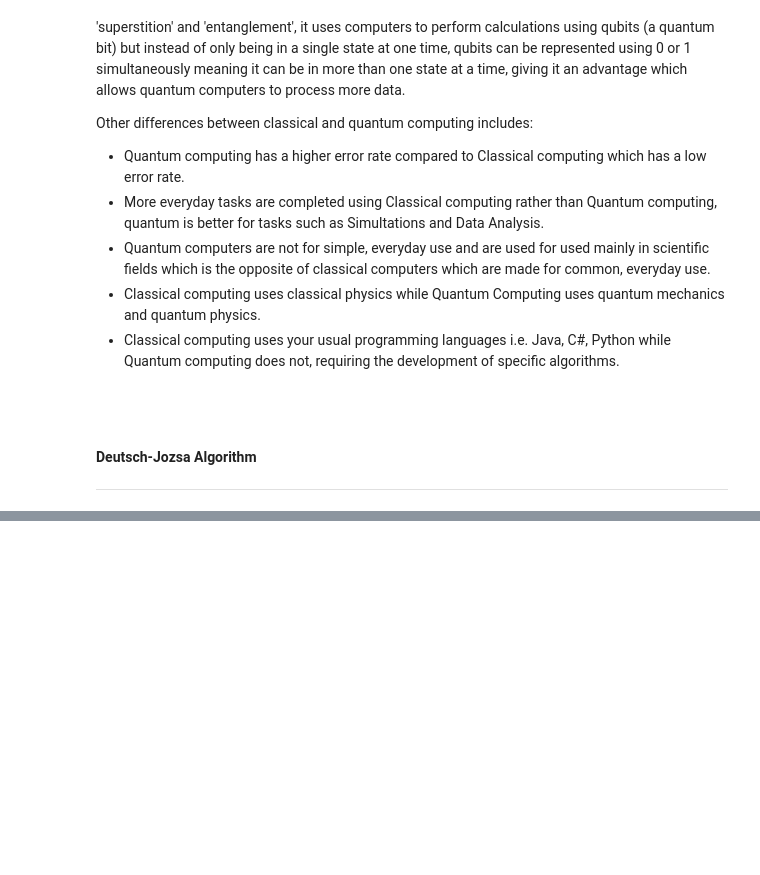
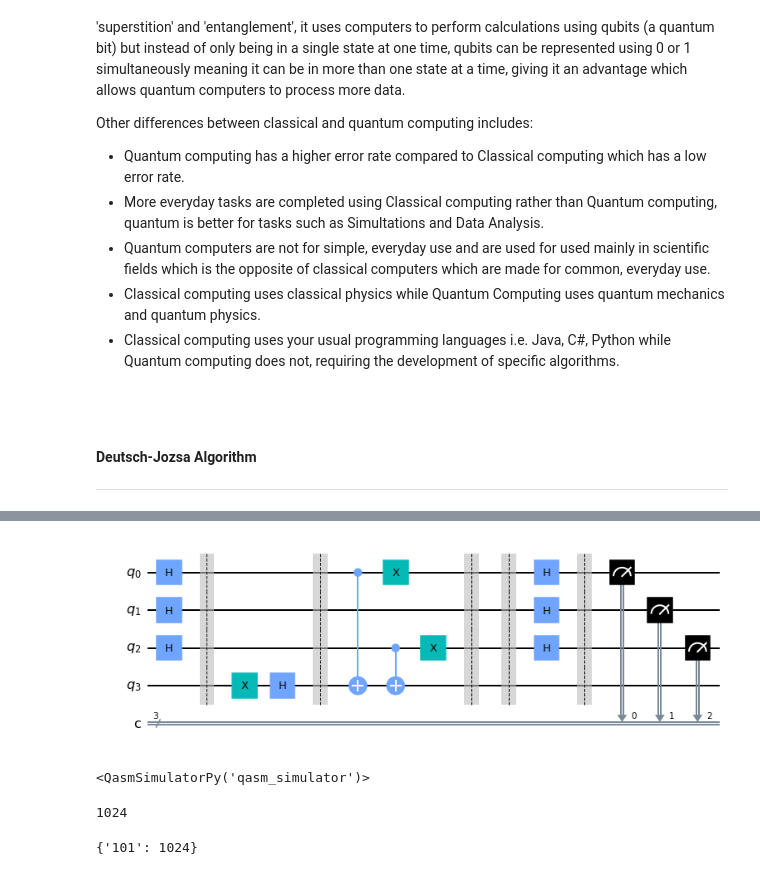
Before and after one commit to Emmanuel-Osabuehien/EmergingTechnologies, a Jupyter notebook: quantum-deutsch.ipynb, the cells around one changed output, grey strips where cells are left out. Saved outputs shown, nothing was run; the diff lists cells and outputs as text; code cells hidden in the pictures; blank space fills up the shorter version.

```diff
--- a/quantum-deutsch.ipynb
+++ b/quantum-deutsch.ipynb
@@ -70,0 +123,39 @@ from qiskit.tools.visualization import plot_histogram
+# %%
+dj_circuit = q.QuantumCircuit(n + 1, n)
+
+# Apply H-gates
+for qubit in range(n):
+    dj_circuit.h(qubit)
+
+dj_circuit.barrier()
+
+dj_circuit = dj_circuit + f01circuit
+dj_circuit.barrier()
+
+for qubit in range(n):
+    dj_circuit.h(qubit)
+
+dj_circuit.barrier()
+
+for i in range(n):
+    dj_circuit.measure(i, i)
+
+dj_circuit.draw('mpl')
+# %% [output]
+[figure, added]
+# %%
+backend = BasicAer.get_backend('qasm_simulator')
+backend
+# %% [output]
+<QasmSimulatorPy('qasm_simulator')>
+# %%
+shots = 1024
+shots
+# %% [output]
+1024
+# %%
+results = execute(dj_circuit, backend=backend, shots=shots).result()
+counts = results.get_counts()
+counts
+# %% [output]
+{'101': 1024}
```
Also changed, not shown: parts of 11 cells of this notebook, 2 other files.
